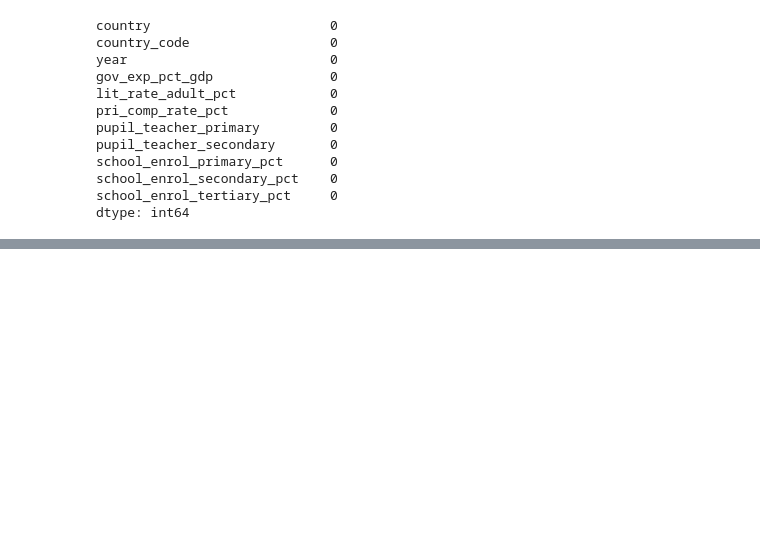
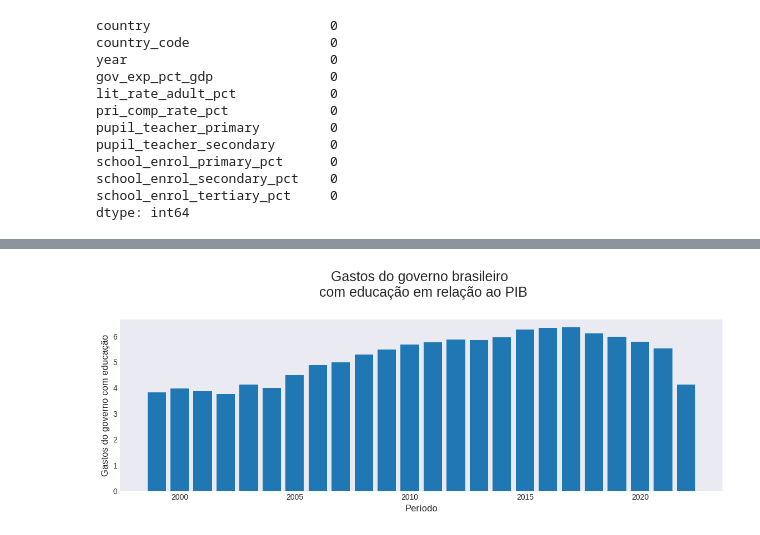
Before and after one commit to edubrumgithub/Analise-Educa-o-Mundial, a Jupyter notebook: main.ipynb, the cells around one changed output, grey strips where cells are left out. Cells and saved outputs as stored; diff of their text form; code cells hidden in the pictures; blank space fills up the shorter version.

```diff
--- a/main.ipynb
+++ b/main.ipynb
@@ -198,0 +204,6 @@ df_atualizado.rename(columns={
+# %%
+# Dados da educação brasileira
+df_brasil = df_atualizado.loc[df_atualizado['País']== 'Brazil']
+
+# Verificando
+df_brasil.describe()
@@ -198,0 +227,15 @@ df_atualizado.rename(columns={
+# %%
+# Gráfico
+# Tamanho
+plt.figure(figsize=(14, 4))
+# título
+plt.title('Gastos do governo brasileiro \n com educação em relação ao PIB', fontsize=18, pad=30)
+# Estilo
+plt.style.use('seaborn-v0_8-dark')
+# Plot
+plt.bar(x=df_brasil['ano'], height=df_brasil['gasto_gov_pct_pib'])
+# Labels
+plt.xlabel('Período', fontsize=12)
+plt.ylabel('Gastos do governo com educação', fontsize=12);
+# %% [output]
+[figure, added]
```
Also changed, not shown: parts of 9 cells of this notebook.
